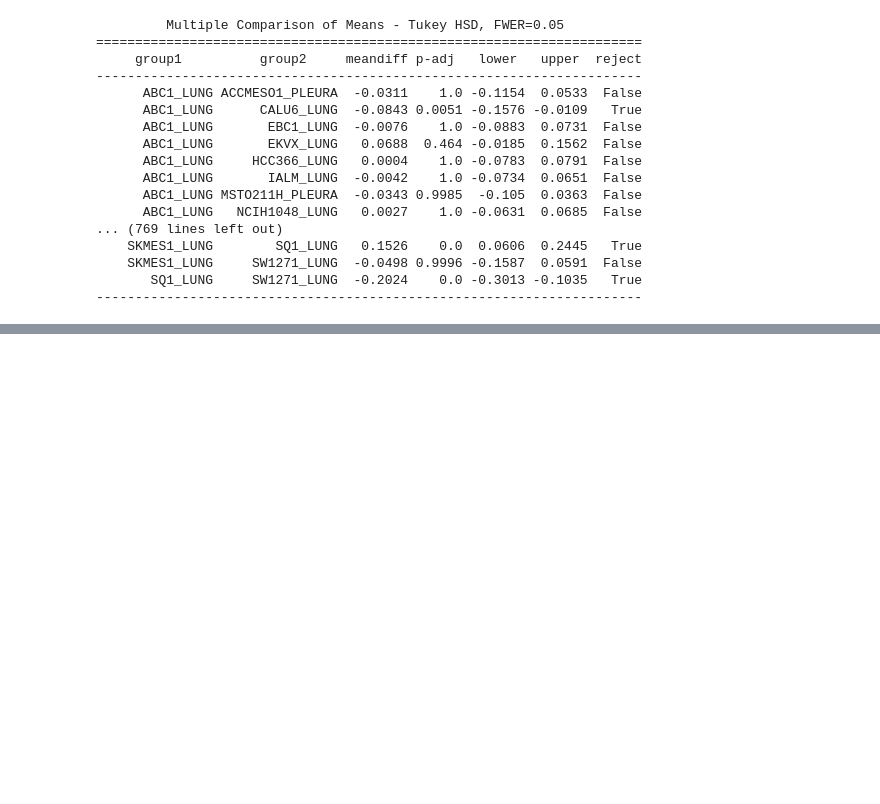
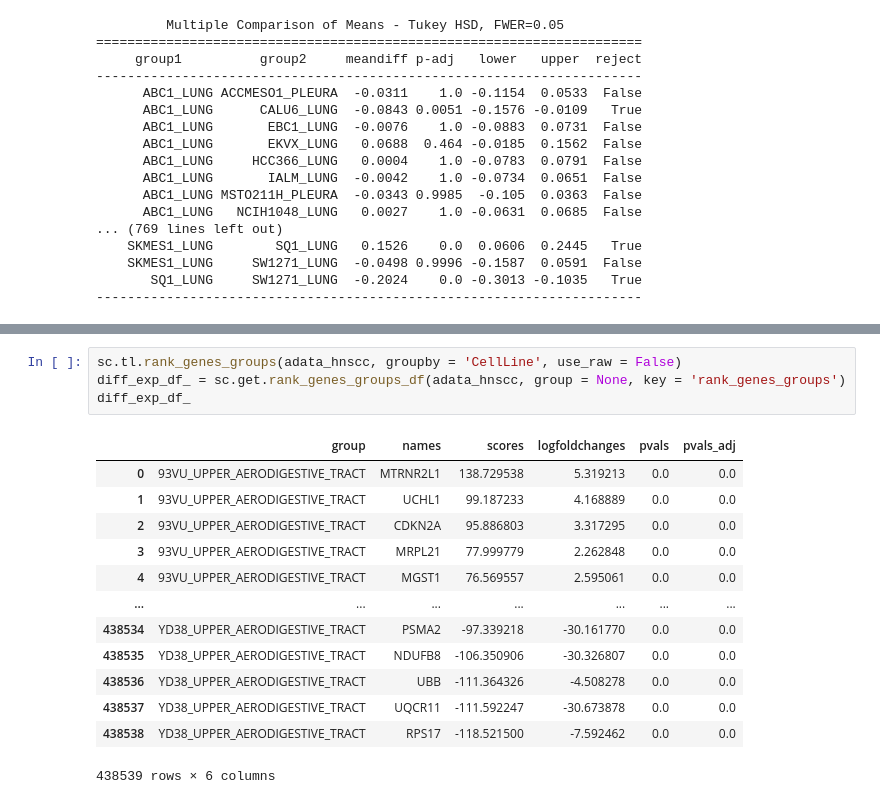
Before and after one commit to NikitaArya17/next_generation_sequencing_projects, a Jupyter notebook: single-cell rna sequencing data/kinker/03_explore.ipynb, the cells around one changed output, grey strips where cells are left out. Cells and saved outputs as stored; diff of their text form; blank space fills up the shorter version.

```diff
--- a/single-cell rna sequencing data/kinker/03_explore.ipynb
+++ b/single-cell rna sequencing data/kinker/03_explore.ipynb
@@ -179,0 +189,18 @@ print(tukey_result)
+# %%
+sc.tl.rank_genes_groups(adata_hnscc, groupby = 'CellLine', use_raw = False)
+diff_exp_df_ = sc.get.rank_genes_groups_df(adata_hnscc, group = None, key = 'rank_genes_groups')
+diff_exp_df_
+# %% [output]
+|  | group | names | scores | logfoldchanges | pvals | pvals_adj |
+| 0 | 93VU_UPPER_AERODIGESTIVE_TRACT | MTRNR2L1 | 138.729538 | 5.319213 | 0.0 | 0.0 |
+| 1 | 93VU_UPPER_AERODIGESTIVE_TRACT | UCHL1 | 99.187233 | 4.168889 | 0.0 | 0.0 |
+| 2 | 93VU_UPPER_AERODIGESTIVE_TRACT | CDKN2A | 95.886803 | 3.317295 | 0.0 | 0.0 |
+| 3 | 93VU_UPPER_AERODIGESTIVE_TRACT | MRPL21 | 77.999779 | 2.262848 | 0.0 | 0.0 |
+| 4 | 93VU_UPPER_AERODIGESTIVE_TRACT | MGST1 | 76.569557 | 2.595061 | 0.0 | 0.0 |
+| ... | ... | ... | ... | ... | ... | ... |
+| 438534 | YD38_UPPER_AERODIGESTIVE_TRACT | PSMA2 | -97.339218 | -30.161770 | 0.0 | 0.0 |
+| 438535 | YD38_UPPER_AERODIGESTIVE_TRACT | NDUFB8 | -106.350906 | -30.326807 | 0.0 | 0.0 |
+| 438536 | YD38_UPPER_AERODIGESTIVE_TRACT | UBB | -111.364326 | -4.508278 | 0.0 | 0.0 |
+| 438537 | YD38_UPPER_AERODIGESTIVE_TRACT | UQCR11 | -111.592247 | -30.673878 | 0.0 | 0.0 |
+| 438538 | YD38_UPPER_AERODIGESTIVE_TRACT | RPS17 | -118.521500 | -7.592462 | 0.0 | 0.0 |
+438539 rows × 6 columns
```
Also changed, not shown: parts of 11 cells of this notebook.
